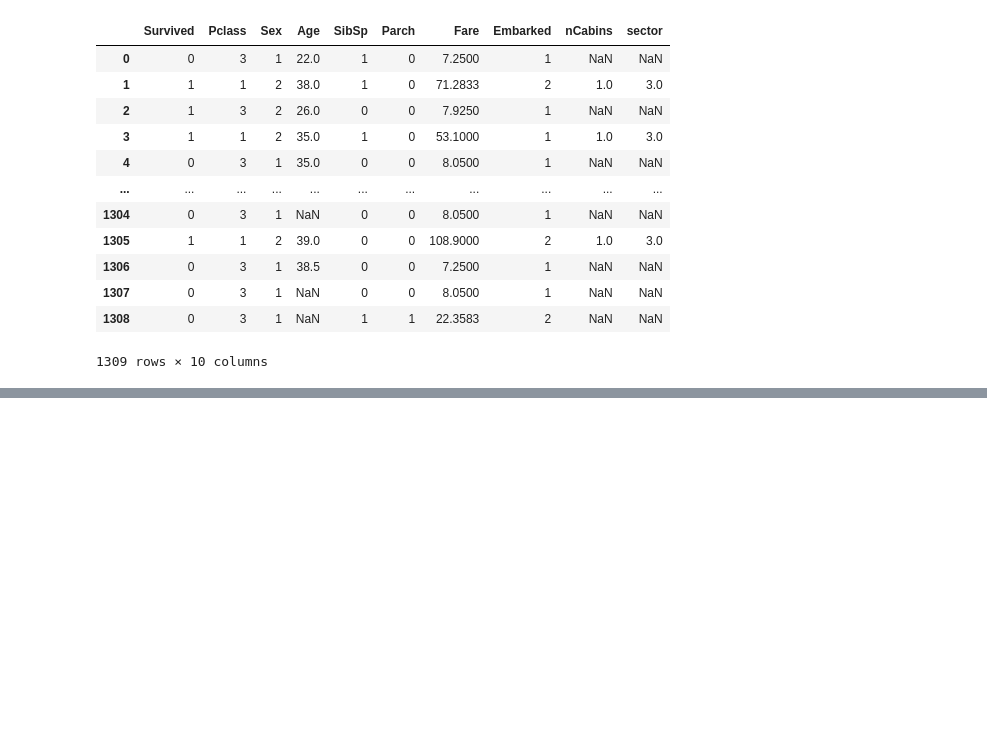
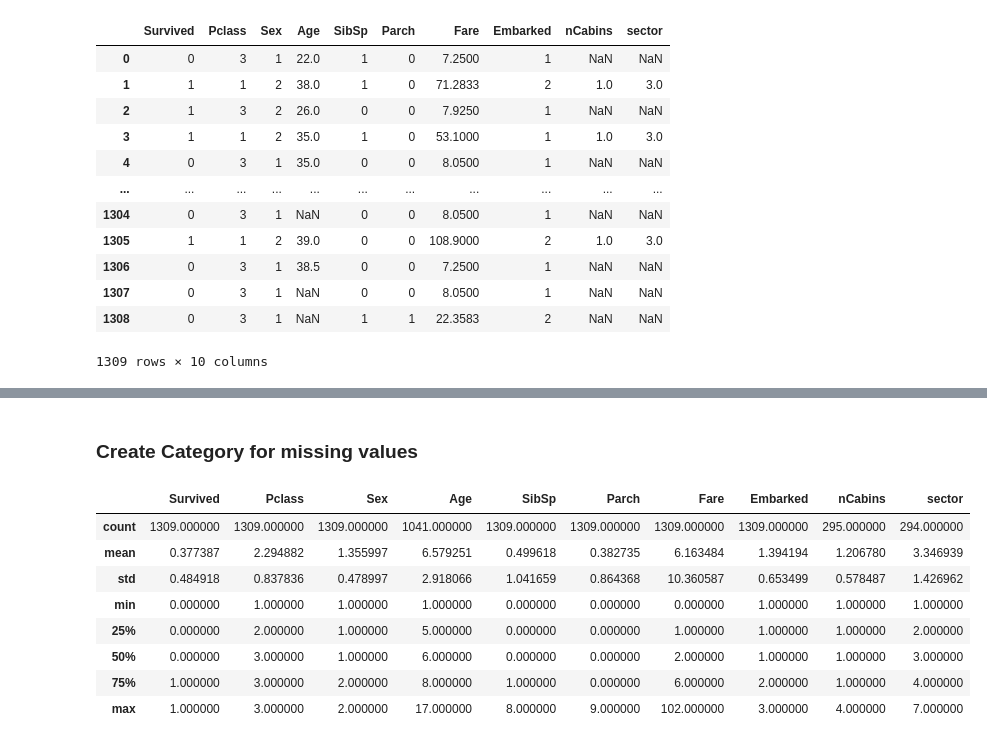
Before and after one commit to karrabi/titanic-project, a Jupyter notebook: project_titanic.ipynb, the cells around one changed output, grey strips where cells are left out. Cells and saved outputs as stored; diff of their text form; code cells hidden in the pictures; blank space fills up the shorter version.

```diff
--- a/project_titanic.ipynb
+++ b/project_titanic.ipynb
@@ -1151,0 +1183,14 @@ df
+# %% [markdown]
+### Create Category for missing values
+# %%
+df.describe()
+# %% [output]
+|  | Survived | Pclass | Sex | Age | SibSp | Parch | Fare | Embarked | nCabins | sector |
+| count | 1309.000000 | 1309.000000 | 1309.000000 | 1041.000000 | 1309.000000 | 1309.000000 | 1309.000000 | 1309.000000 | 295.000000 | 294.000000 |
+| mean | 0.377387 | 2.294882 | 1.355997 | 6.579251 | 0.499618 | 0.382735 | 6.163484 | 1.394194 | 1.206780 | 3.346939 |
+| std | 0.484918 | 0.837836 | 0.478997 | 2.918066 | 1.041659 | 0.864368 | 10.360587 | 0.653499 | 0.578487 | 1.426962 |
+| min | 0.000000 | 1.000000 | 1.000000 | 1.000000 | 0.000000 | 0.000000 | 0.000000 | 1.000000 | 1.000000 | 1.000000 |
+| 25% | 0.000000 | 2.000000 | 1.000000 | 5.000000 | 0.000000 | 0.000000 | 1.000000 | 1.000000 | 1.000000 | 2.000000 |
+| 50% | 0.000000 | 3.000000 | 1.000000 | 6.000000 | 0.000000 | 0.000000 | 2.000000 | 1.000000 | 1.000000 | 3.000000 |
+| 75% | 1.000000 | 3.000000 | 2.000000 | 8.000000 | 1.000000 | 0.000000 | 6.000000 | 2.000000 | 1.000000 | 4.000000 |
+| max | 1.000000 | 3.000000 | 2.000000 | 17.000000 | 8.000000 | 9.000000 | 102.000000 | 3.000000 | 4.000000 | 7.000000 |
```
Also changed, not shown: parts of 34 cells of this notebook.
